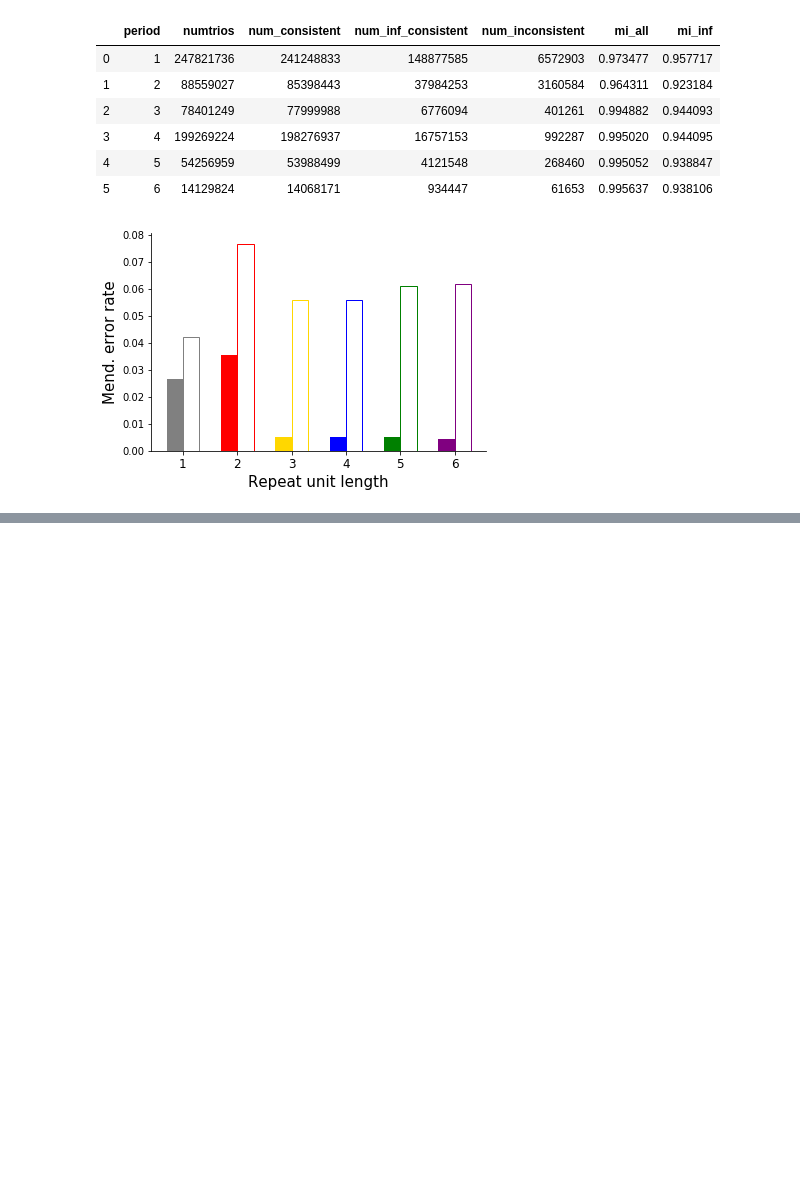
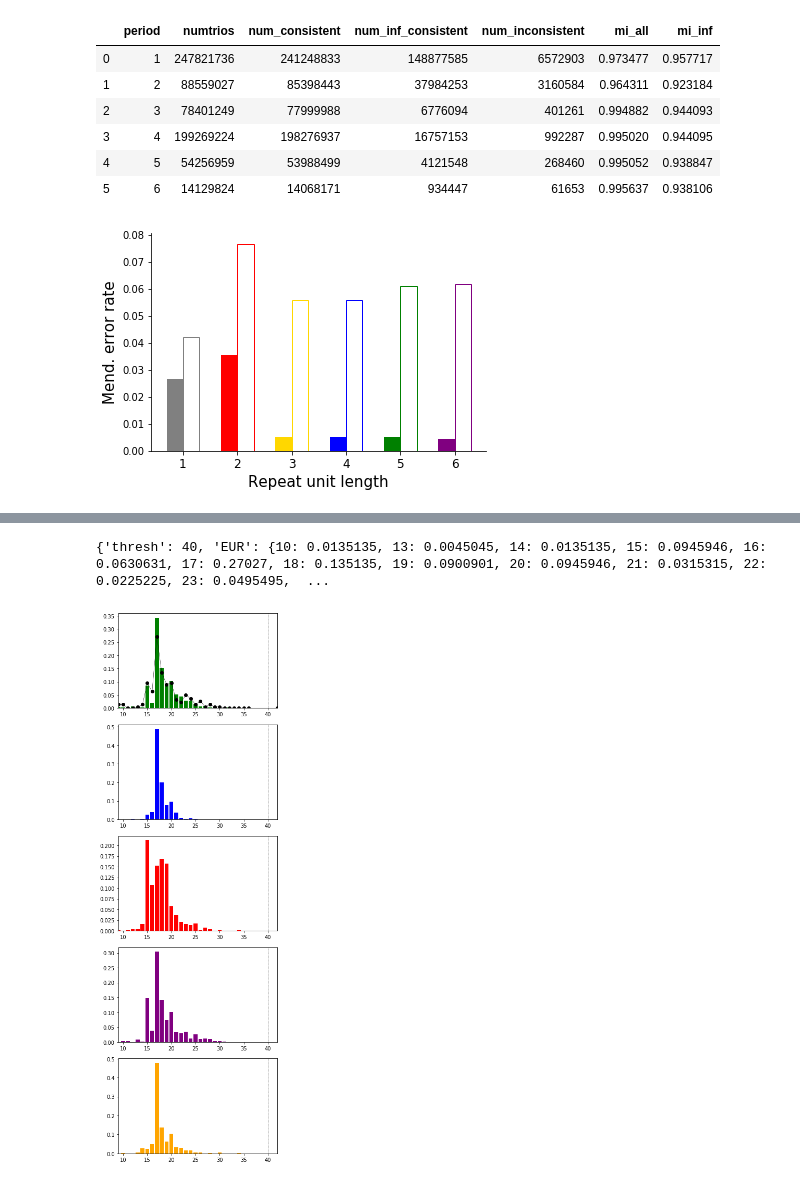
Before and after one commit to gymrek-lab/EnsembleTR, a Jupyter notebook: callset-qc/1000G_CallerQC_Figures.ipynb, the cells around one changed output, grey strips where cells are left out. Cells and saved outputs as stored; diff of their text form; code cells hidden in the pictures; blank space fills up the shorter version.

Commit message:
updating allele freq plots

```diff
--- a/callset-qc/1000G_CallerQC_Figures.ipynb
+++ b/callset-qc/1000G_CallerQC_Figures.ipynb
@@ -142,0 +135,70 @@ ax.set_xticklabels(list(range(1, MAXNUMALLELES+1))+["%s+"%MAXNUMALLELES]);
+# %%
+# Allele freqs compared to known
+known_freqs = pd.read_csv(os.path.join(OUTDIR, "known_afreqs.txt"), sep="\t")
+called_freqs = pd.read_csv(os.path.join(OUTDIR, "called_afreqs.txt"), sep="\t") # TODO order based on iD
+
+superpops = ["EUR","EAS","AFR","AMR","SAS"]
+
+num_loci = called_freqs.shape[0] # =numcols
+num_pops = len(superpops) # superpops=numrows
+
+
+
+
+fig, axis_array = plt.subplots(num_pops, num_loci, figsize=(num_loci*5, num_pops*3))
+
+
+plotnum = 0
+for i in range(called_freqs.shape[0]):
+    chrom = called_freqs["chrom"].values[i]
+    pos = called_freqs["pos"].values[i]
+
+    # Load called freqs
+    alleles = set()
+    popcounts = {}
+    for sp in superpops:
+        spcts = {}
+        ctstring = called_freqs["freq_%s"%sp].values[i]
+        for allele in ctstring.split(","):
+            al, fq = allele.split(":")
+            al = int(float(al)); fq = float(fq)
+            spcts[al] = fq
+        for a in spcts.keys(): alleles.add(a)
+        popcounts[sp] = spcts
+    alleles = sorted(list(alleles))
+
+    # Load known freqs
+    k = known_freqs[(known_freqs["chrom"]==chrom) & (known_freqs["pos"]==pos)]
+    kcounts = {"thresh": -1}
+    if k.shape[0] == 1:
+        kcounts["thresh"] = k["thresh"].values[0]
+        for sp in superpops:
+            spcts = {}
+            cstring = k["freq_%s"%sp].values[0]
+            if str(cstring) == "nan": continue
+            for allele in cstring.split(","):
+                al, fq = allele.split(":")
+                al = int(float(al)); fq = float(fq)
+                spcts[al] = fq
+            kcounts[sp] = spcts
+            print(kcounts)
+
+    for j in range(len(superpops)):
+        ax = axis_array[plotnum]
+        ax.bar(alleles, [popcounts[superpops[j]].get(a, 0) for a in alleles], color=popcolors[superpops[j]])
+
+        # Plot known
+        if superpops[j] in kcounts.keys():
+            ax.plot(alleles, [kcounts[superpops[j]].get(a, 0) for a in alleles], color="black",
+                   marker="o", linewidth=0.5)
+
+        # Plot threshold
+        if kcounts["thresh"]>-1:
+            ax.axvline(x=kcounts["thresh"], linewidth=0.5, color="black", linestyle="dashed")
+        ax.set_xlim(left=min(alleles), right=max(alleles))
+        plotnum += 1
+
+fig.tight_layout()
+# %% [output]
+{'thresh': 40, 'EUR': {10: 0.0135135, 13: 0.0045045, 14: 0.0135135, 15: 0.0945946, 16: 0.0630631, 17: 0.27027, 18: 0.135135, 19: 0.0900901, 20: 0.0945946, 21: 0.0315315, 22: 0.0225225, 23: 0.0495495,  ...
+[figure, added]
```
Also changed, not shown: parts of 4 cells of this notebook, 4 other files.
